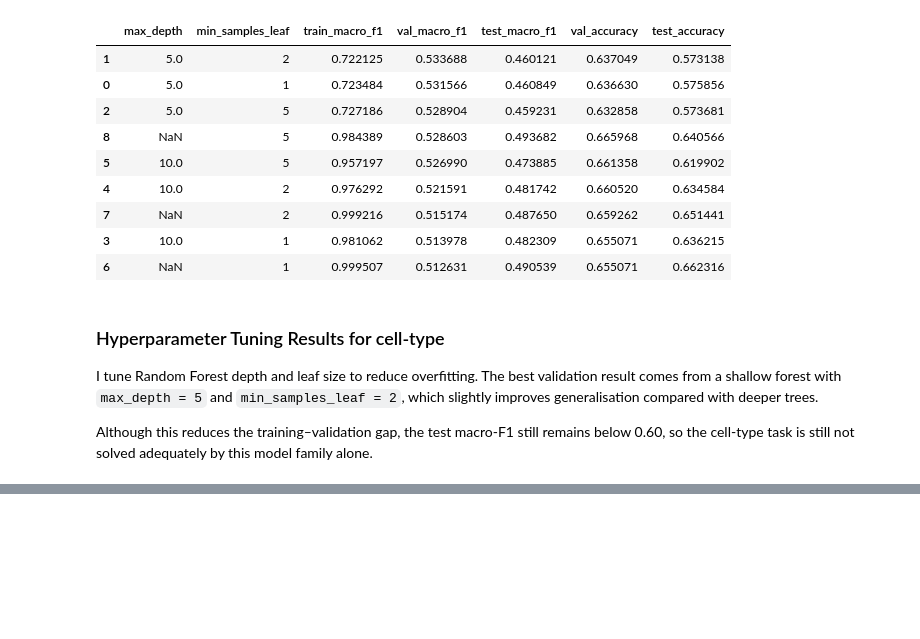
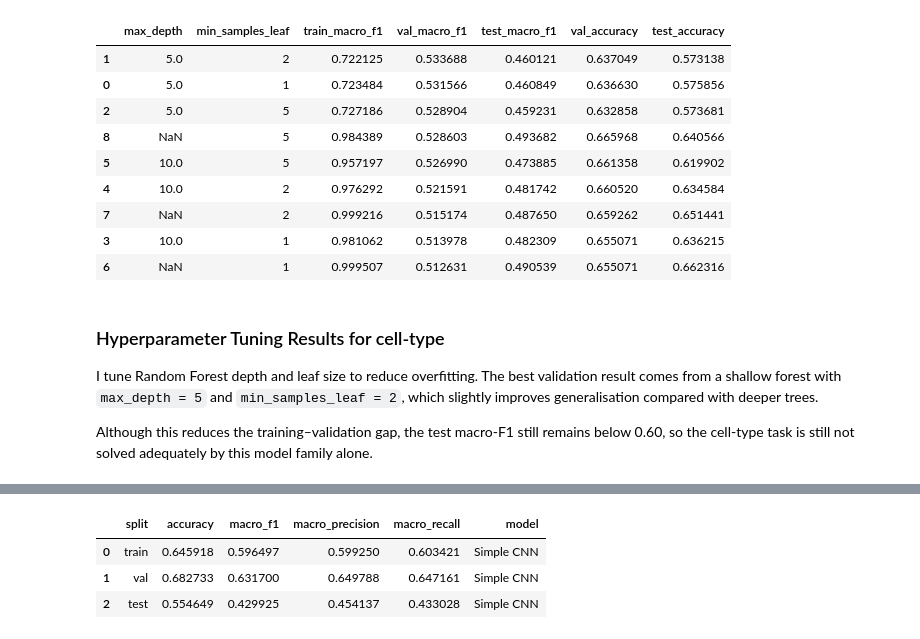
Before and after one commit to theaussiepie/Conformal-Prediction-with-ML-Workflow, a Jupyter notebook: workflow.ipynb, the cells around one changed output, grey strips where cells are left out. Drawn from its saved outputs; the diff is of its cells as text; code cells hidden in the pictures; blank space fills up the shorter version.

```diff
--- a/workflow.ipynb
+++ b/workflow.ipynb
@@ -1092,0 +1291,13 @@ Although this reduces the training–validation gap, the test macro-F1 still rem
+# %%
+cnn_cell_model, cnn_cell_history, cnn_cell_results = train_cnn(
+    X_train_ct, y_train_ct,
+    X_val_ct, y_val_ct,
+    X_test_ct, y_test_ct,
+    epochs=15,
+    lr=1e-3,
+    batch_size=64
+)
+
+cnn_cell_results["model"] = "Simple CNN"
+cnn_cell_results
+# %% [output]
@@ -1092,0 +1319,4 @@ Although this reduces the training–validation gap, the test macro-F1 still rem
+|  | split | accuracy | macro_f1 | macro_precision | macro_recall | model |
+| 0 | train | 0.645918 | 0.596497 | 0.599250 | 0.603421 | Simple CNN |
+| 1 | val | 0.682733 | 0.631700 | 0.649788 | 0.647161 | Simple CNN |
+| 2 | test | 0.554649 | 0.429925 | 0.454137 | 0.433028 | Simple CNN |
```
Also changed, not shown: parts of 13 cells of this notebook.
